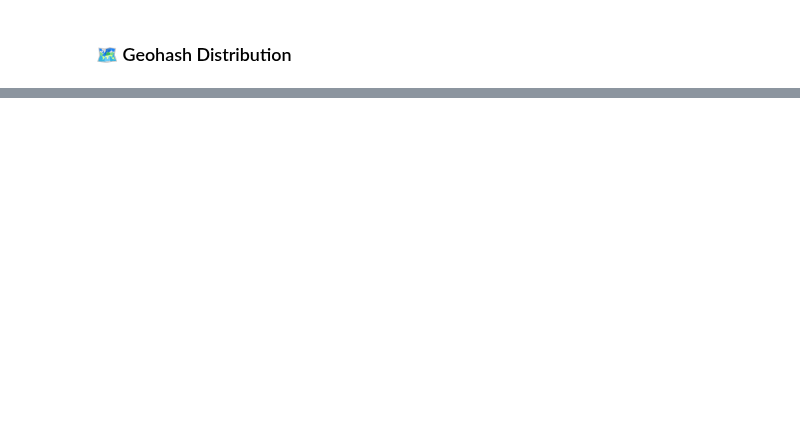
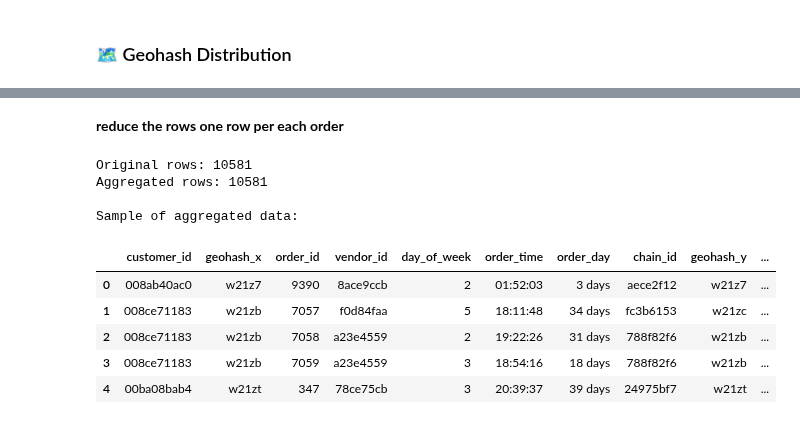
Before and after one commit to Alanoudis/food-delivery-rec, a Jupyter notebook: notebooks/alshaima/generate_vendors_rate_dat.ipynb, the cells around one changed output, grey strips where cells are left out. Drawn from its saved outputs; the diff is of its cells as text; code cells hidden in the pictures; blank space fills up the shorter version.

```diff
--- a/notebooks/alshaima/generate_vendors_rate_dat.ipynb
+++ b/notebooks/alshaima/generate_vendors_rate_dat.ipynb
@@ -52,7 +52,7 @@ orders.head(3)
 | 2 | 1ba124d4e5 | w21z7 | 0 | 212753d2 | 30eba3cc2676 | 0 | 12:03:29 | 85 days |
 # %%
 
-file_path2 = "/home/shaima/code/Alanoudis/food-delivery-rec/data/data/data_sg/products_sg.txt"
+file_path2 = "/home/shaima/code/Alanoudis/food-delivery-rec/data/raw_data/products_sg.txt"
 products = pd.read_csv(file_path2)
 
 products.head()
@@ -74,7 +74,7 @@ products.head(3)
 | 2 | e7b24dc0 | fcb7110cd932 | Scrambled Egg Burger w Chicken Meal | 0.0024 |
 # %%
 
-file_path3 = "/home/shaima/code/Alanoudis/food-delivery-rec/data/data/data_sg/vendors_sg.txt"
+file_path3 = "/home/shaima/code/Alanoudis/food-delivery-rec/data/raw_data/vendors_sg.txt"
 vendors = pd.read_csv(file_path3)
 
 vendors.head()
@@ -336,0 +496,46 @@ Low Frequency Users: 4284
+# %% [markdown]
+**reduce the rows one row per each order**
+# %%
+
+
+# Aggregate data to order level
+full_data = full_data.groupby(['customer_id', 'geohash_x', 'order_id', 'vendor_id']).agg({
+    'day_of_week': 'first',
+    'order_time': 'first',
+    'order_day': 'first',
+    'chain_id': 'first',
+    'geohash_y': 'first',
+    'primary_cuisine': 'first',
+    'cuisine_origin': 'first',
+    'vendor_rating': 'mean',  # Average rating across all products in the order
+    'product_id': 'count',  # Number of items in order
+    'unit_price': 'sum',  # Total order value
+    'name': lambda x: ', '.join(x[:3]) + ('...' if len(x) > 3 else '')  # First 3 product names
+}).reset_index()
+
+# Rename columns for clarity
+full_data.rename(columns={
+    'product_id': 'num_items',
+    'unit_price': 'total_order_value',
+    'name': 'items_ordered',
+    'vendor_rating': 'avg_vendor_rating'
+}, inplace=True)
+
+# Round ratings to 1 decimal
+full_data['avg_vendor_rating'] = full_data['avg_vendor_rating'].round(1)
+
+print(f"Original rows: {len(full_data)}")
+print(f"Aggregated rows: {len(full_data)}")
+print("\nSample of aggregated data:")
+full_data.head()
+# %% [output]
+Original rows: 10581
+Aggregated rows: 10581
+
+Sample of aggregated data:
+|  | customer_id | geohash_x | order_id | vendor_id | day_of_week | order_time | order_day | chain_id | geohash_y | ... |
+| 0 | 008ab40ac0 | w21z7 | 9390 | 8ace9ccb | 2 | 01:52:03 | 3 days | aece2f12 | w21z7 | ... |
+| 1 | 008ce71183 | w21zb | 7057 | f0d84faa | 5 | 18:11:48 | 34 days | fc3b6153 | w21zc | ... |
+| 2 | 008ce71183 | w21zb | 7058 | a23e4559 | 2 | 19:22:26 | 31 days | 788f82f6 | w21zb | ... |
+| 3 | 008ce71183 | w21zb | 7059 | a23e4559 | 3 | 18:54:16 | 18 days | 788f82f6 | w21zb | ... |
+| 4 | 00ba08bab4 | w21zt | 347 | 78ce75cb | 3 | 20:39:37 | 39 days | 24975bf7 | w21zt | ... |
```
Also changed, not shown: parts of 28 cells of this notebook, 1 other file.
